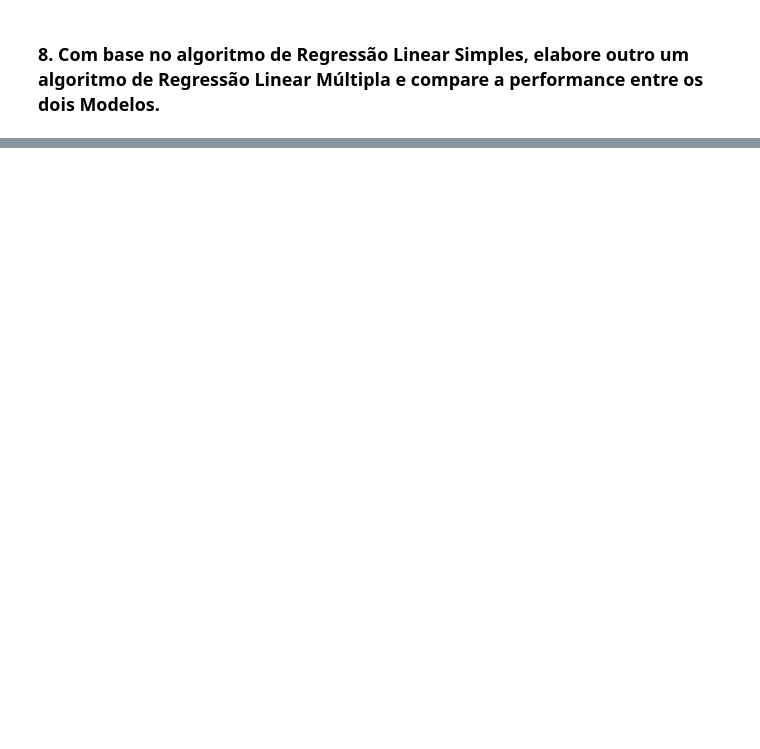
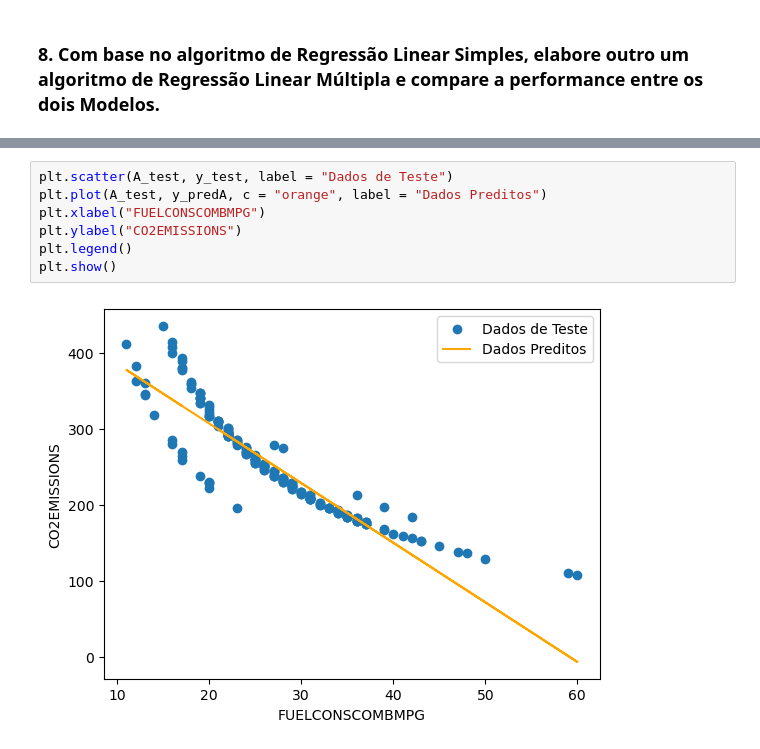
Before and after one commit to JulioAquinoDev/Classification_and_regression, a Jupyter notebook: Classification_and_regression.ipynb, the cells around one changed output, grey strips where cells are left out. Cells and saved outputs as stored; diff of their text form; blank space fills up the shorter version.

```diff
--- a/Classification_and_regression.ipynb
+++ b/Classification_and_regression.ipynb
@@ -407,0 +423,9 @@ R2 value: 0.81
+# %%
+plt.scatter(A_test, y_test, label = "Dados de Teste")
+plt.plot(A_test, y_predA, c = "orange", label = "Dados Preditos")
+plt.xlabel("FUELCONSCOMBMPG")
+plt.ylabel("CO2EMISSIONS")
+plt.legend()
+plt.show()
+# %% [output]
+[figure, added]
```
Also changed, not shown: parts of 26 cells of this notebook.
